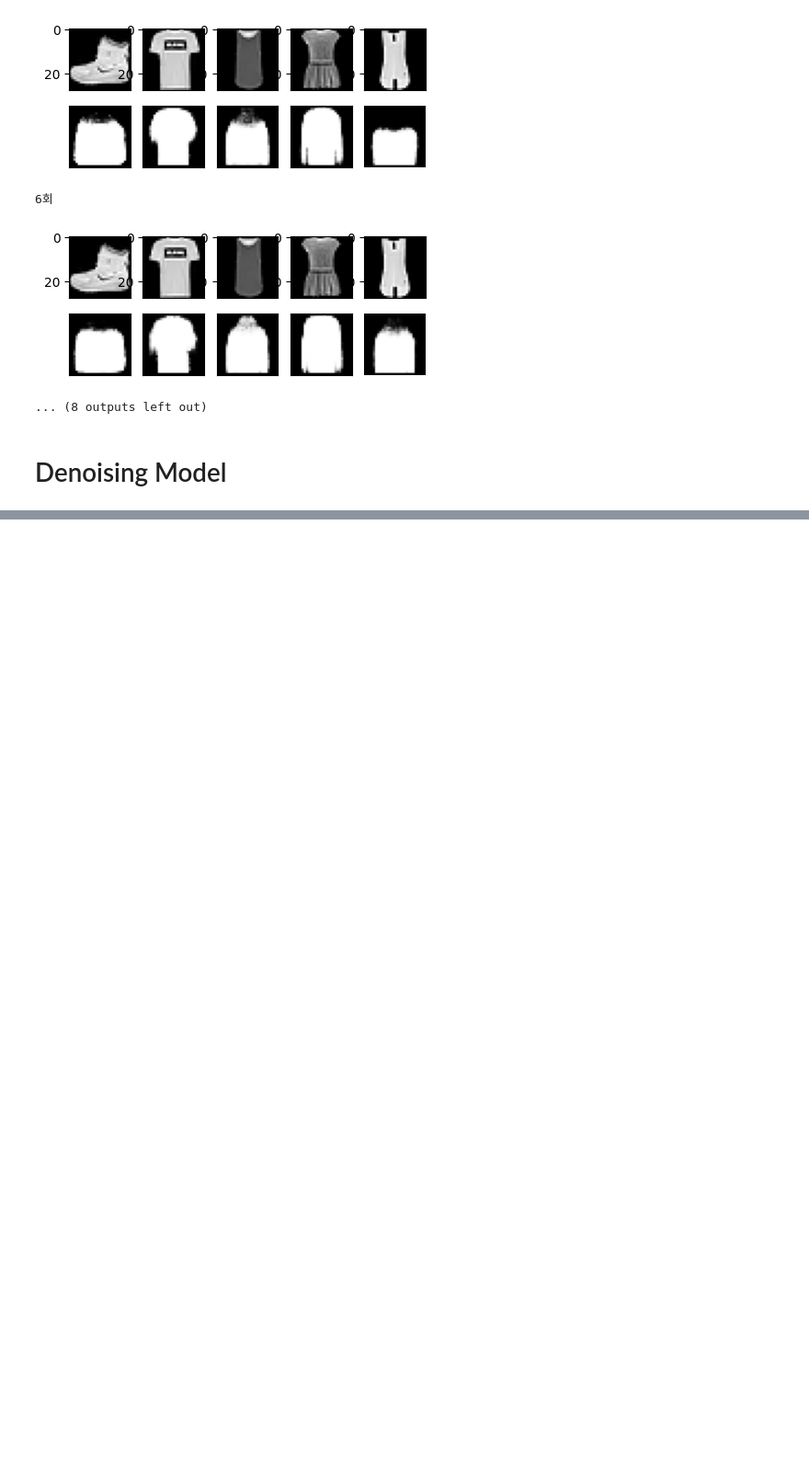
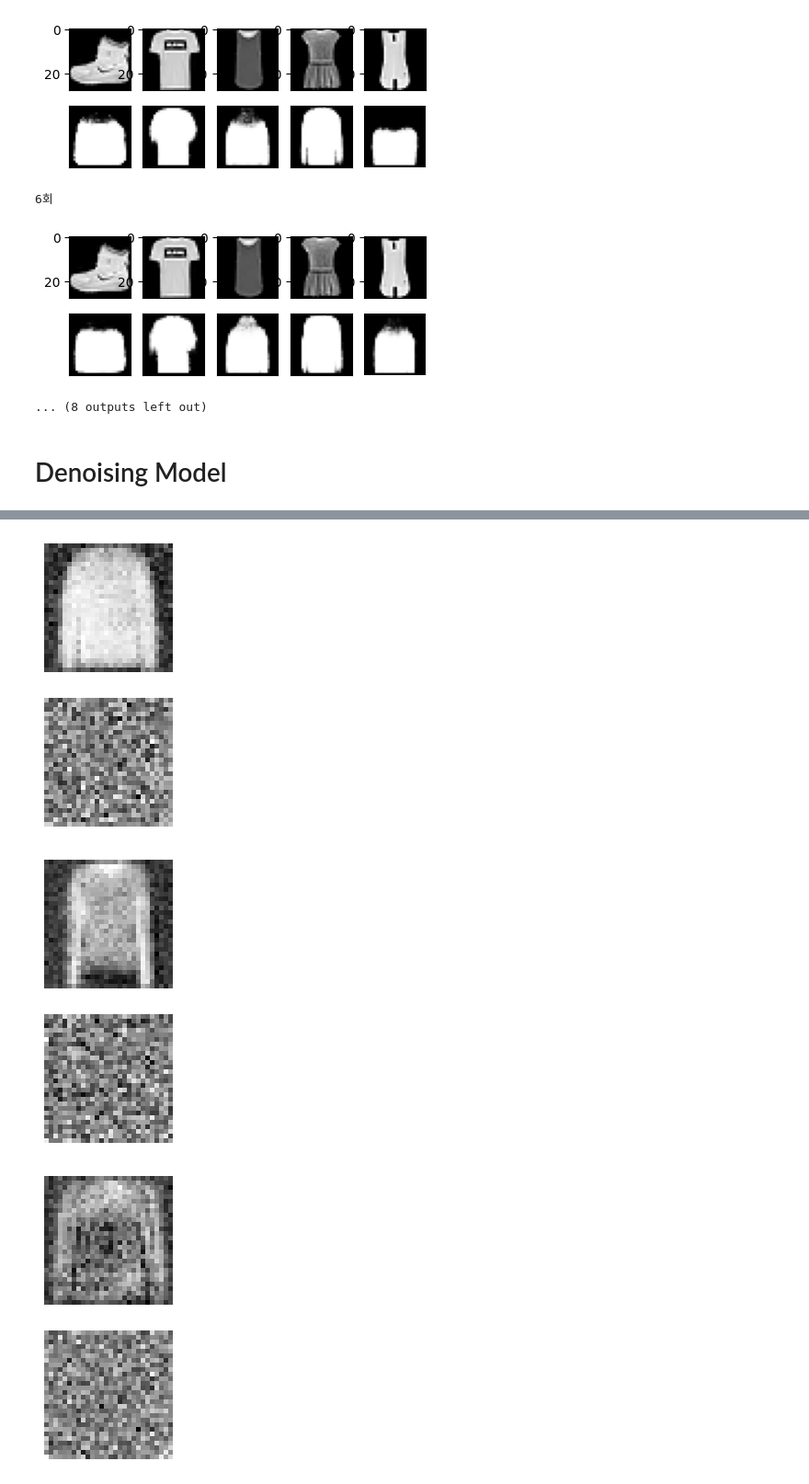
Before and after one commit to donggi22/TIL, a Jupyter notebook: 복습/dl4_review_autoencoder, gan.ipynb, the cells around one changed output, grey strips where cells are left out. Shown at 92% size. Cells and saved outputs as stored; diff of their text form; code cells hidden in the pictures; blank space fills up the shorter version.

```diff
--- a/복습/dl4_review_autoencoder, gan.ipynb
+++ b/복습/dl4_review_autoencoder, gan.ipynb
@@ -384,0 +489,13 @@ def add_noise(img):
+# %%
+BATCH_SIZE= 64
+# %%
+transfrom = transforms.Compose([
+    transforms.RandomHorizontalFlip(),
+    transforms.ToTensor(),
+])
+
+tr_ds_loader = DataLoader(
+    tr_ds,
+    batch_size=BATCH_SIZE,
+    shuffle=True,
+    num_workers=2)
@@ -384,0 +520,7 @@ def add_noise(img):
+# %%
+G = G.to(DEVICE)
+D = D.to(DEVICE)
+# %%
+criterion = nn.BCELoss()
+D_optimizer = optim.Adam(D.parameters(), lr=0.0002)
+G_optimizer = optim.Adam(G.parameters(), lr=0.0002)
@@ -384,0 +597,32 @@ def add_noise(img):
+# %%
+z = torch.randn(BATCH_SIZE, 64).to(DEVICE)
+ck_img1 = G(z)
+
+G1 = nn.Sequential(
+    nn.Linear(64, 256),
+    nn.ReLU(),
+    nn.Linear(256, 256),
+    nn.ReLU(),
+    nn.Linear(256, 784),
+    nn.Tanh()
+)
+G1 = G1.to(DEVICE)
+
+ck_img2 = G1(z)
+
+for i in range(10):
+    plt.figure(figsize=(2, 4))
+
+    plt.subplot(2, 1, 1)
+    plt.imshow(ck_img1[i].detach().cpu().numpy().reshape(28, 28), cmap='gray')
+    plt.axis('off')
+
+    plt.subplot(2, 1, 2)
+    plt.imshow(ck_img2[i].detach().cpu().numpy().reshape(28, 28), cmap='gray')
+    plt.axis('off')
+
+    plt.show()
+# %% [output]
+[figure, added]
+[figure, added]
+[figure, added]
```
Also changed, not shown: parts of 12 cells of this notebook.
